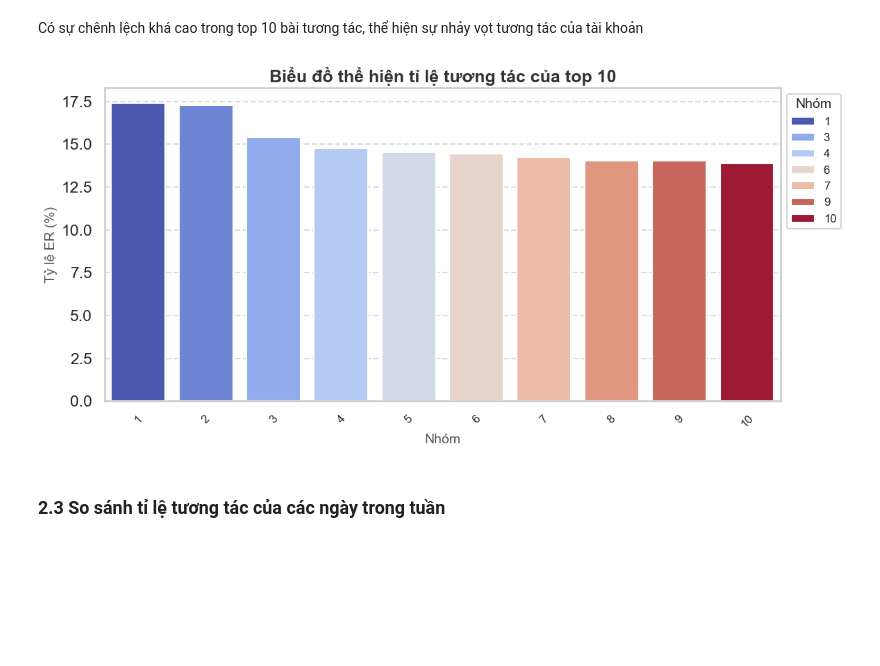
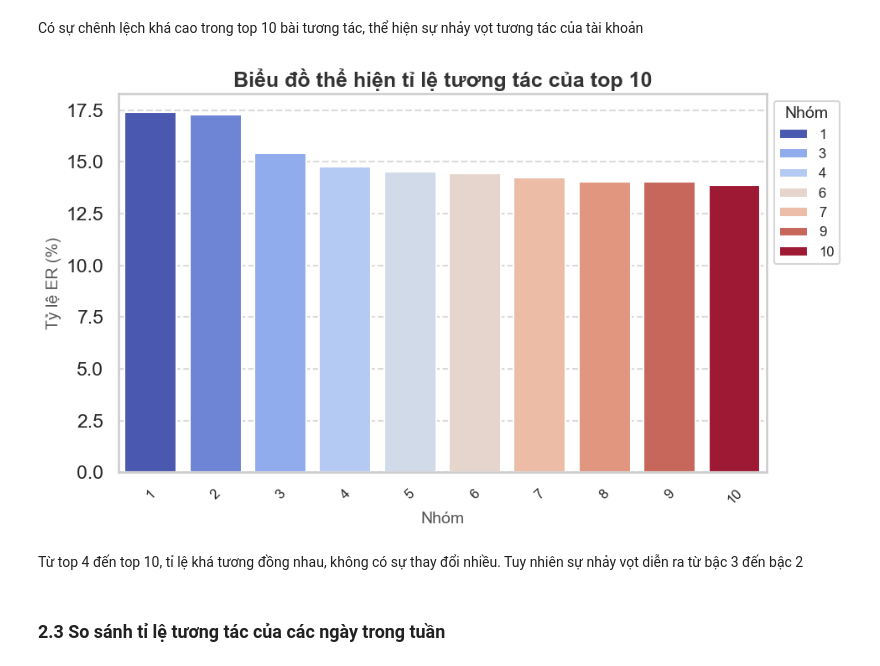
Before and after one commit to dattotien/Tiktok_profile, a Jupyter notebook: BTL.ipynb, the cells around one changed output. Drawn from its saved outputs; the diff is of its cells as text; code cells hidden in the pictures; blank space fills up the shorter version.

```diff
--- a/BTL.ipynb
+++ b/BTL.ipynb
@@ -1274,18 +1274,20 @@ print(top_10_er[['diggCount', 'commentCount', 'shareCount', 'playCount', 'ER']])
 Có sự chênh lệch khá cao trong top 10 bài tương tác, thể hiện sự nhảy vọt tương tác của tài khoản
 # %%
 
-plt.figure(figsize=(12, 6))
+plt.figure(figsize=(10, 6))
 sns.barplot(data=top_10_er, x='ind', y='ER', hue='ind', palette='coolwarm')
 plt.title('Biểu đồ thể hiện tỉ lệ tương tác của top 10', fontsize=18, fontweight='bold', color='#333')
 plt.xlabel('Nhóm', fontsize=14, color='#555')
 plt.ylabel('Tỷ lệ ER (%)', fontsize=14, color='#555')
 plt.xticks(rotation=45, fontsize=12)
 plt.grid(axis='y', linestyle='--', alpha=0.7)
 plt.legend(title='Nhóm', loc='upper left', bbox_to_anchor=(1, 1), fontsize=12, title_fontsize=14, frameon=True)
 plt.tight_layout()
 plt.show()
 # %% [output]
-[figure, old version]
+[figure, new version]
+# %% [markdown]
+Từ top 4 đến top 10, tỉ lệ khá tương đồng nhau, không có sự thay đổi nhiều. Tuy nhiên sự nhảy vọt diễn ra từ bậc 3 đến bậc 2
 # %% [markdown]
 ### 2.3 So sánh tỉ lệ tương tác của các ngày trong tuần
 # %%
```
Also changed, not shown: parts of 6 cells of this notebook.
